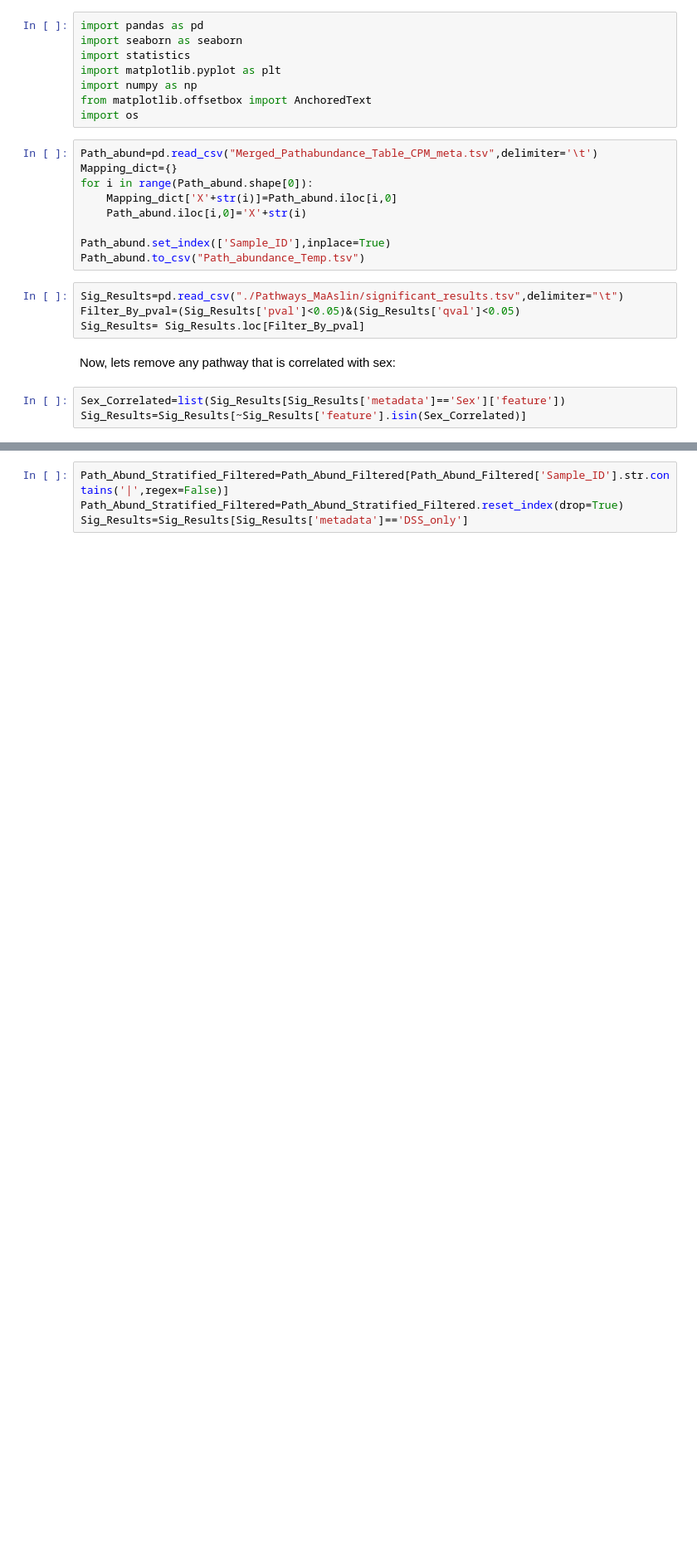
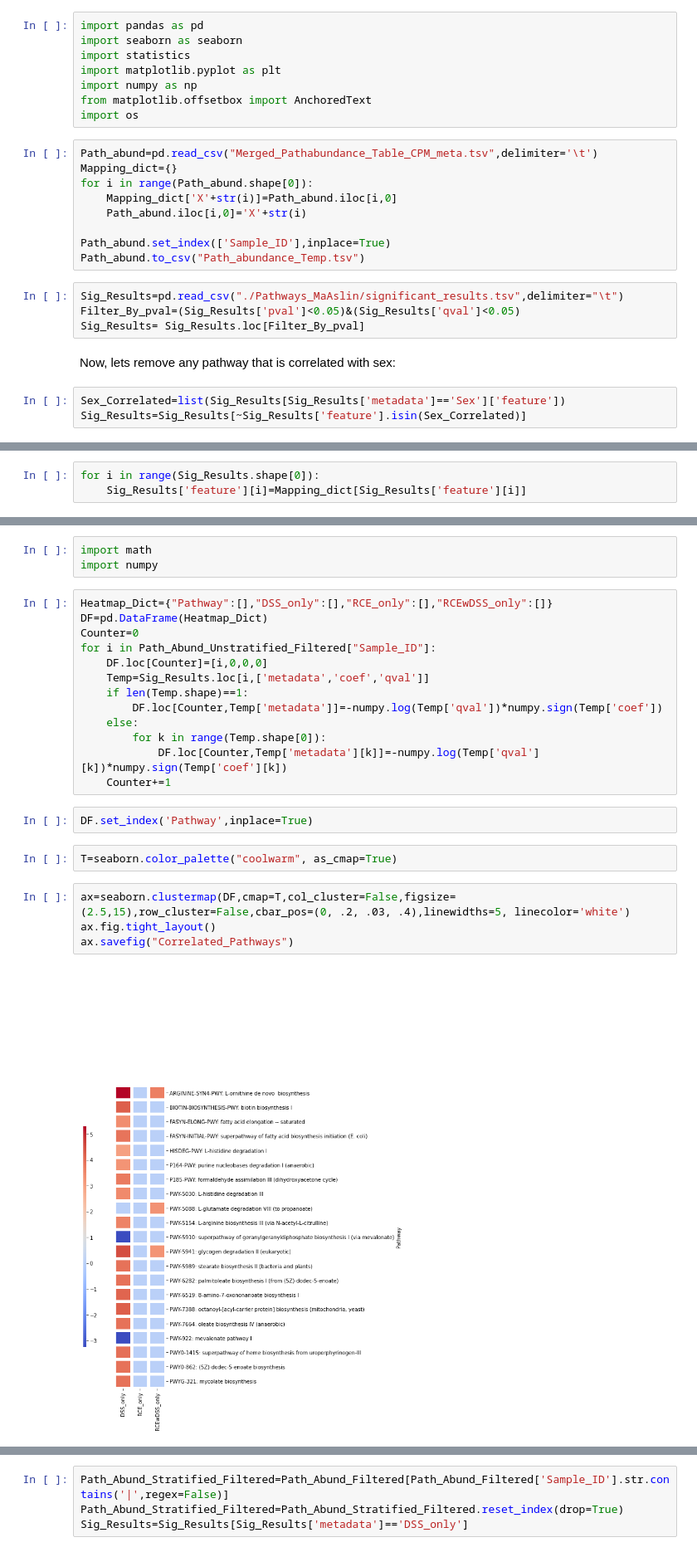
Before and after one commit to chan-csu/RCJ_Megtagenomics, a Jupyter notebook: Data_Analysis/Data_Analysis.ipynb, the cells around one changed output, grey strips where cells are left out. Shown at 83% size. Drawn from its saved outputs; the diff is of its cells as text; blank space fills up the shorter version.

Commit message:
More On Data Analysis

```diff
--- a/Data_Analysis/Data_Analysis.ipynb
+++ b/Data_Analysis/Data_Analysis.ipynb
@@ -89,0 +118,3 @@ for i in range(Path_Abund_Unstratified_Filtered.shape[0]):
+# %%
+for i in range(Sig_Results.shape[0]):
+    Sig_Results['feature'][i]=Mapping_dict[Sig_Results['feature'][i]]
@@ -89,0 +126,26 @@ for i in range(Path_Abund_Unstratified_Filtered.shape[0]):
+# %%
+import math
+import numpy
+# %%
+Heatmap_Dict={"Pathway":[],"DSS_only":[],"RCE_only":[],"RCEwDSS_only":[]}
+DF=pd.DataFrame(Heatmap_Dict)
+Counter=0
+for i in Path_Abund_Unstratified_Filtered["Sample_ID"]:
+    DF.loc[Counter]=[i,0,0,0]
+    Temp=Sig_Results.loc[i,['metadata','coef','qval']]
+    if len(Temp.shape)==1:
+        DF.loc[Counter,Temp['metadata']]=-numpy.log(Temp['qval'])*numpy.sign(Temp['coef'])
+    else:
+        for k in range(Temp.shape[0]):
+            DF.loc[Counter,Temp['metadata'][k]]=-numpy.log(Temp['qval'][k])*numpy.sign(Temp['coef'][k])
+    Counter+=1
+# %%
+DF.set_index('Pathway',inplace=True)
+# %%
+T=seaborn.color_palette("coolwarm", as_cmap=True)
+# %%
+ax=seaborn.clustermap(DF,cmap=T,col_cluster=False,figsize=(2.5,15),row_cluster=False,cbar_pos=(0, .2, .03, .4),linewidths=5, linecolor='white')
+ax.fig.tight_layout()
+ax.savefig("Correlated_Pathways")
+# %% [output]
+[figure, added]
```
Also changed, not shown: parts of 14 cells of this notebook, 19 other files.
